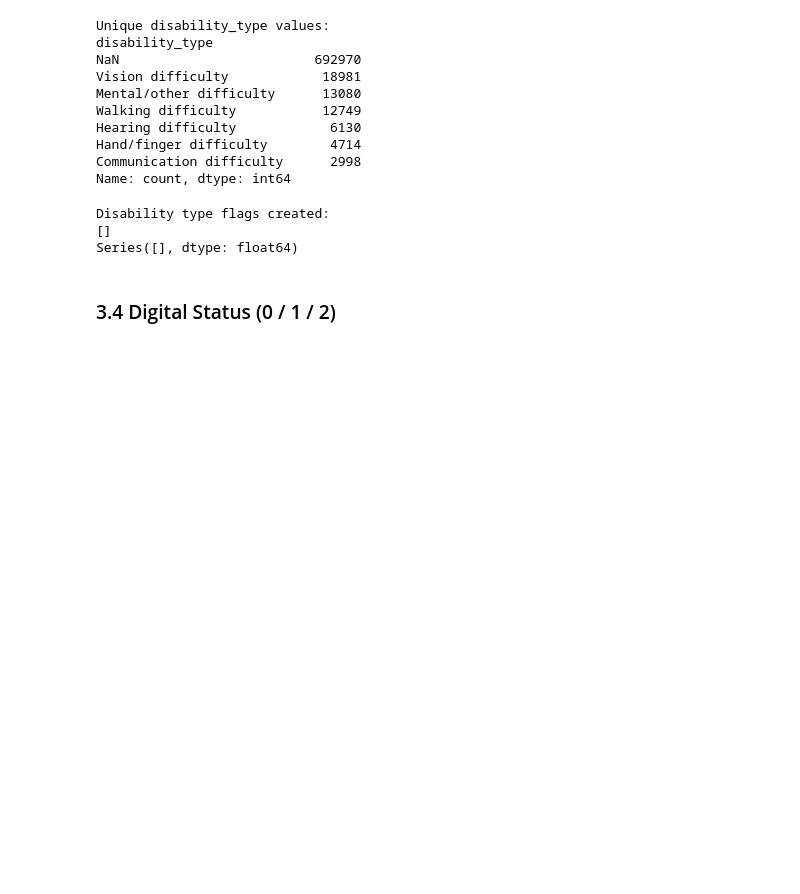
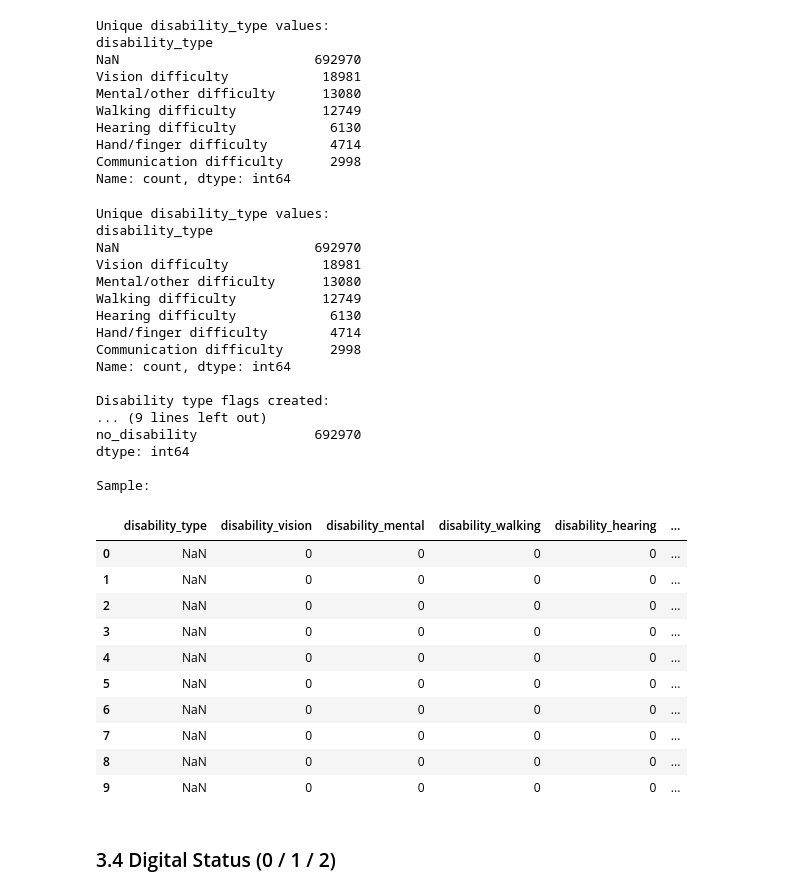
Before and after one commit to Sakhiur2022/Signal, a Jupyter notebook: notebooks/02_data_cleaning/01_data_cleaning.ipynb, the cells around one changed output. Saved outputs shown, nothing was run; the diff lists cells and outputs as text; code cells hidden in the pictures; blank space fills up the shorter version.

Commit message:
fix(data-cleaning): fix disability distribution logic with pair-to-pair type mapping

```diff
--- a/notebooks/02_data_cleaning/01_data_cleaning.ipynb
+++ b/notebooks/02_data_cleaning/01_data_cleaning.ipynb
@@ -196,35 +196,76 @@ Hand/finger difficulty        4714
 Communication difficulty      2998
 Name: count, dtype: int64
 # %%
-# Create binary flags. Non-disabled people get 0 for all types.
-# Adjust the list below to match the exact strings in our data.
+# First, check the real values in your data
+print("Unique disability_type values:")
+print(df_clean["disability_type"].value_counts(dropna=False))
+print()
 
+# Mapping: actual value in data → new clean column name
 type_mapping = {
-    "vision": "Vision difficulty",
-    "mental": "Mental/other difficulty",
-    "walking": "Walking difficulty",
-    "hearing": "Hearing difficulty",
-    "talking": "Communication difficulty",
-    "hand/finger": "Hand/finger difficulty",
+    "vision difficulty": "disability_vision",
+    "mental/other difficulty": "disability_mental",
+    "walking difficulty": "disability_walking",
+    "hearing difficulty": "disability_hearing",
+    "communication difficulty": "disability_communication",
+    "hand/finger difficulty": "disability_hand_finger"
 }
 
 # Initialise all flags to 0
-for new_col in set(type_mapping.values()):
+for new_col in type_mapping.values():
     df_clean[new_col] = 0
 
 # Set flag = 1 where the type matches
 for raw_value, new_col in type_mapping.items():
-    mask = df_clean["disability_type"].str.lower().str.strip() == raw_value
+    mask = (
+        df_clean["disability_type"]
+        .str.lower()
+        .str.strip() == raw_value
+    )
     df_clean.loc[mask, new_col] = 1
 
-print("\nDisability type flags created:")
-flag_cols = [c for c in df_clean.columns if c.startswith("disability_") and c not in ["disability", "disability_severity", "disability_severity_ord", "disability_type"]]
+# Create a flag for NaN disability_type, renamed to 'no_disability'
+df_clean["no_disability"] = df_clean["disability_type"].isna().astype(int)
+
+# Check results
+flag_cols = list(type_mapping.values()) + ["no_disability"]
+
+print("Disability type flags created:")
 print(flag_cols)
+print("\nNumber of people with each disability type:")
 print(df_clean[flag_cols].sum())
+
+print("\nSample:")
+df_clean[["disability_type"] + flag_cols].head(10)
 # %% [output]
+Unique disability_type values:
+disability_type
+NaN                         692970
+Vision difficulty            18981
+Mental/other difficulty      13080
+Walking difficulty           12749
+Hearing difficulty            6130
+Hand/finger difficulty        4714
+Communication difficulty      2998
+Name: count, dtype: int64
+
 Disability type flags created:
-[]
-Series([], dtype: float64)
+... (9 lines left out)
+no_disability               692970
+dtype: int64
+
+Sample:
+|  | disability_type | disability_vision | disability_mental | disability_walking | disability_hearing | ... |
+| 0 | NaN | 0 | 0 | 0 | 0 | ... |
+| 1 | NaN | 0 | 0 | 0 | 0 | ... |
+| 2 | NaN | 0 | 0 | 0 | 0 | ... |
+| 3 | NaN | 0 | 0 | 0 | 0 | ... |
+| 4 | NaN | 0 | 0 | 0 | 0 | ... |
+| 5 | NaN | 0 | 0 | 0 | 0 | ... |
+| 6 | NaN | 0 | 0 | 0 | 0 | ... |
+| 7 | NaN | 0 | 0 | 0 | 0 | ... |
+| 8 | NaN | 0 | 0 | 0 | 0 | ... |
+| 9 | NaN | 0 | 0 | 0 | 0 | ... |
 # %% [markdown]
 ### 3.4 Digital Status (0 / 1 / 2)
 # %%
```
